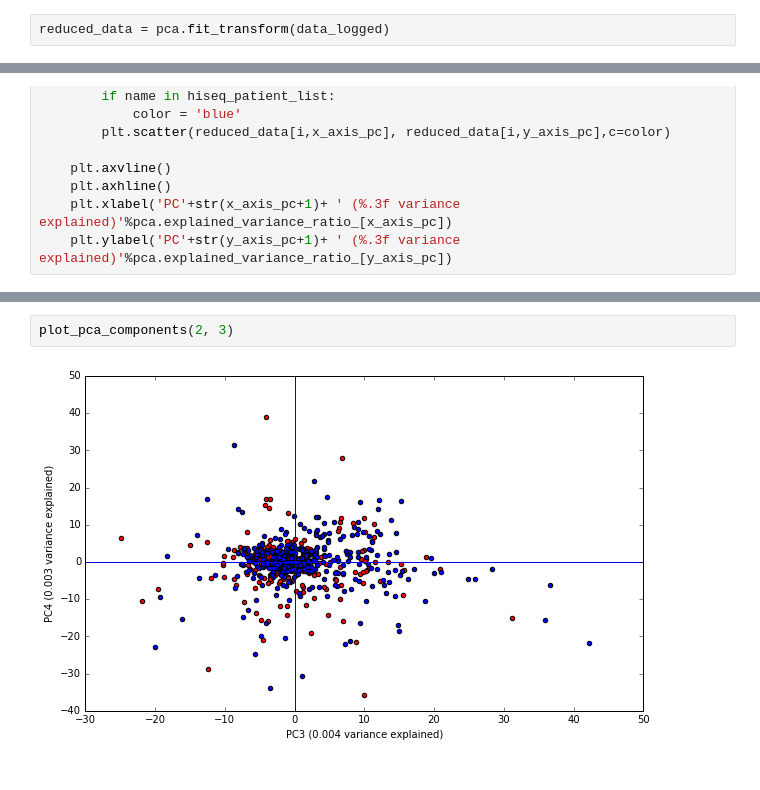
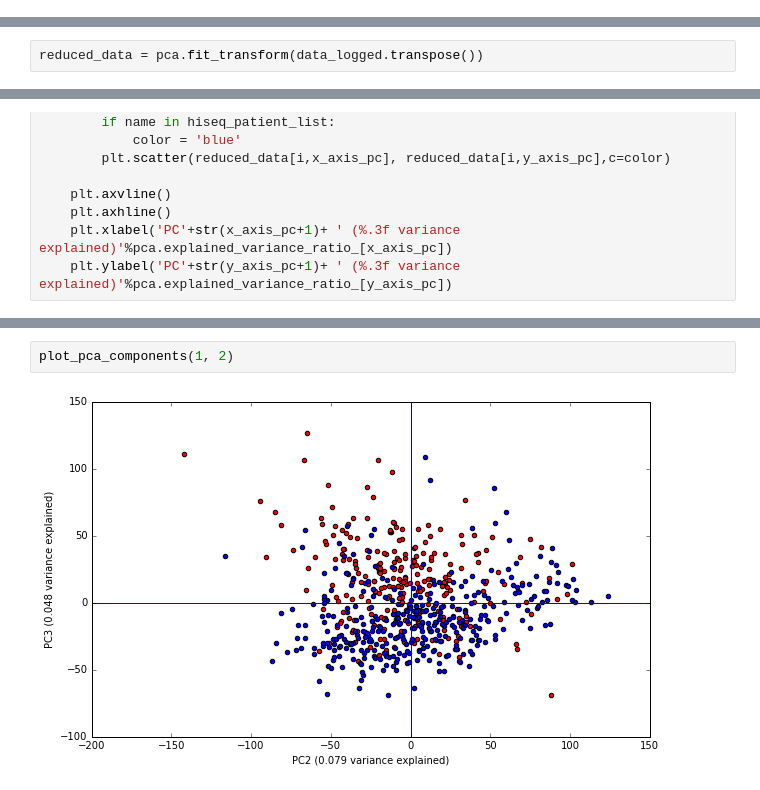
Before and after one commit to pvphaneuf/cse283, a Jupyter notebook: proj/combined_batch_pca.ipynb, the cells around one changed output, grey strips where cells are left out. Saved outputs shown, nothing was run; the diff lists cells and outputs as text.

```diff
--- a/proj/combined_batch_pca.ipynb
+++ b/proj/combined_batch_pca.ipynb
@@ -43,6 +57,4 @@ data_logged.replace(np.nan, lowest_possible_exp_value, inplace=True)
 # %%
 pca = PCA()
-# %%
-reduced_data = pca.fit_transform(data_logged)
 # %%
 len(reduced_data)
@@ -51,3 +63,5 @@ len(reduced_data)
+# %%
+reduced_data = pca.fit_transform(data_logged.transpose())
 # %%
 def plot_pca_components(x_axis_pc, y_axis_pc):
     plt.figure(figsize=(10,6))
@@ -73,4 +97,4 @@ plot_pca_components(1, 2)
 # %%
-plot_pca_components(2, 3)
+plot_pca_components(1, 2)
 # %% [output]
-[figure, old version]
+[figure, new version]
```
Also changed, not shown: parts of 9 cells of this notebook, 7 other files.
